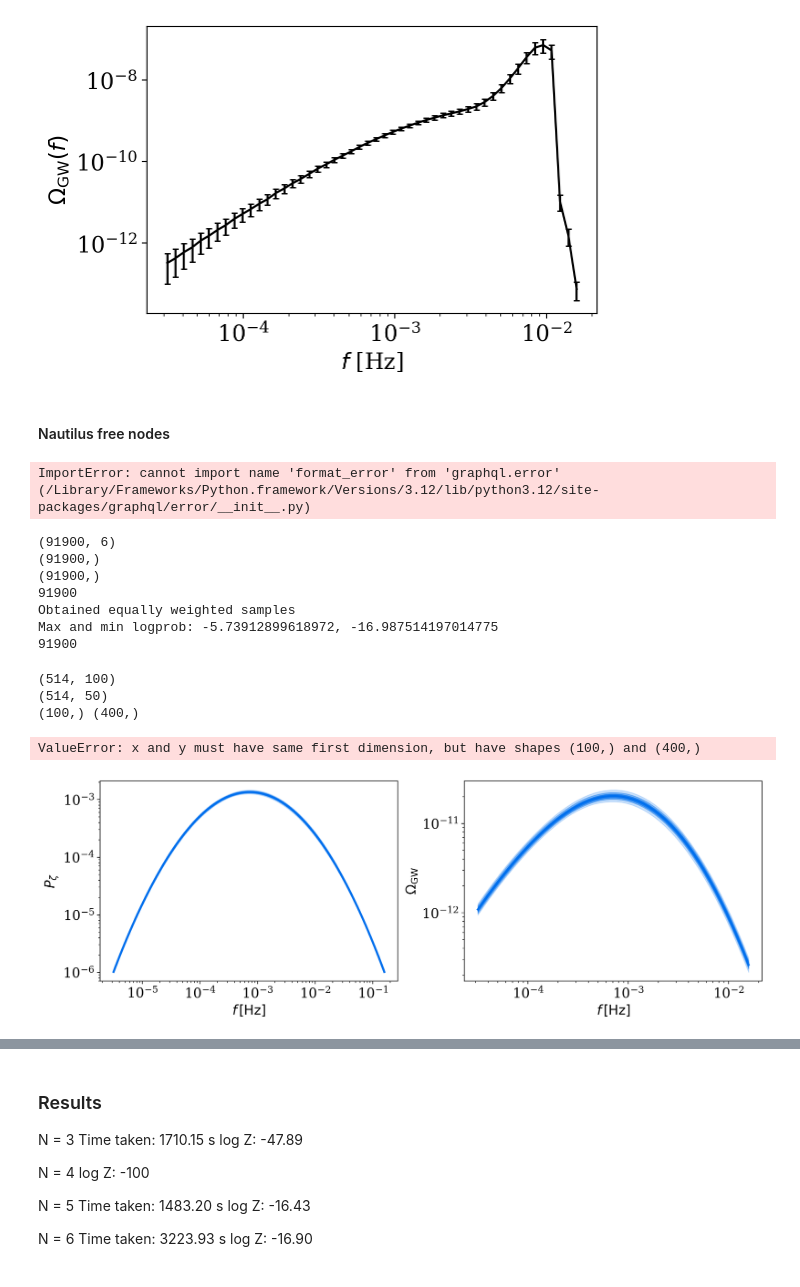
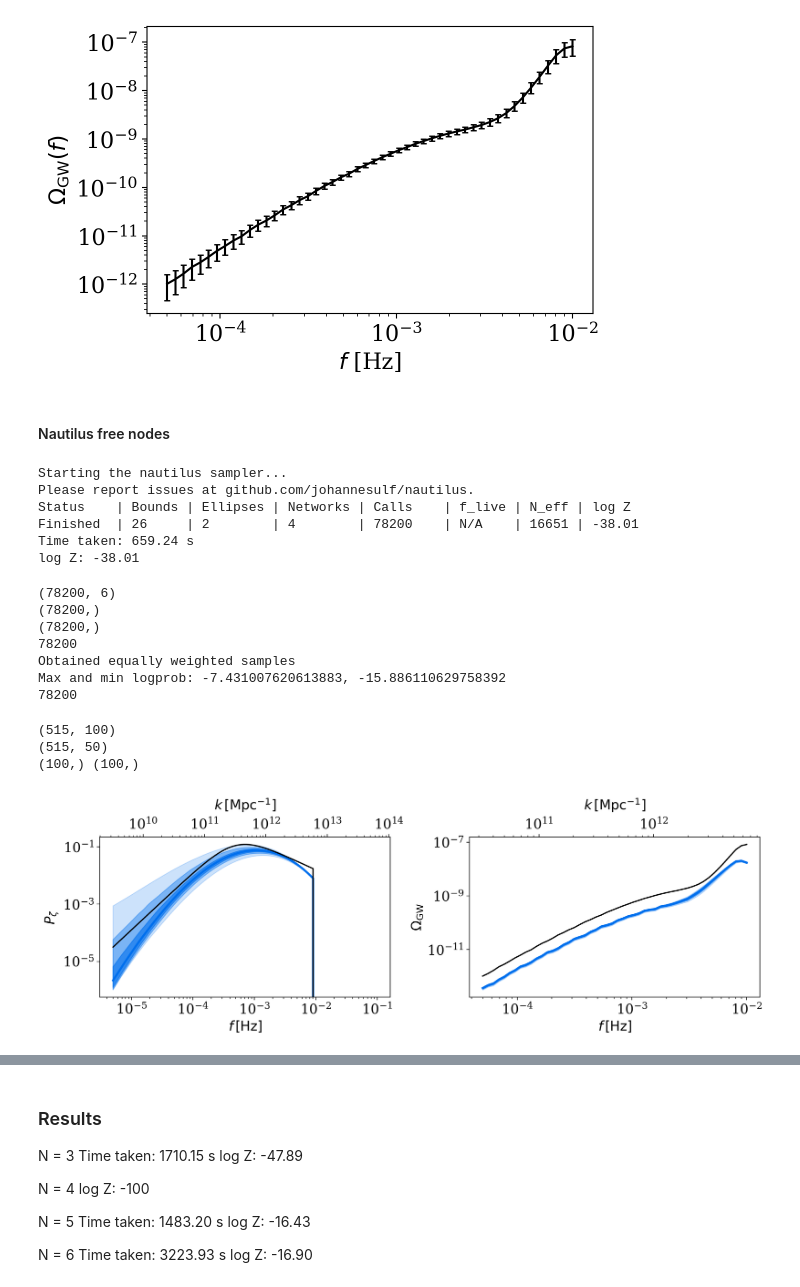
Before and after one commit to Ameek94/SIGW_Inverse, a Jupyter notebook: examples/bpl_nautilus_MDRD.ipynb, the cells around one changed output, grey strips where cells are left out. Drawn from its saved outputs; the diff is of its cells as text; code cells hidden in the pictures.

```diff
--- a/examples/bpl_nautilus_MDRD.ipynb
+++ b/examples/bpl_nautilus_MDRD.ipynb
@@ -30,7 +30,7 @@ from inference.numpyro_infer import NumpyroInference
 %config InlineBackend.figure_format = 'retina'
 # %%
 # load the gwb data from file and plot it
-data = np.load('../data/bpl_ker_data.npz')
+data = np.load('../bpl_ker_data.npz')
 frequencies = data['k']
 Omegas = data['gw']
 cov = data['cov']
@@ -45,7 +45,7 @@ plt.xlabel(r'$f$ [Hz]')
 plt.ylabel(r'$\Omega_{\rm GW}(f)$')
 plt.tight_layout()
 # %% [output]
-[figure, old version]
+[figure, new version]
 # %% [markdown]
 #### Nautilus free nodes
 # %%
@@ -203,7 +203,12 @@ end = time.time()
 print('Time taken: {:.2f} s'.format(end-start))
 print('log Z: {:.2f}'.format(sampler.log_z))
 # %% [output]
-ImportError: cannot import name 'format_error' from 'graphql.error' (/Library/Frameworks/Python.framework/Versions/3.12/lib/python3.12/site-packages/graphql/error/__init__.py)
+Starting the nautilus sampler...
+Please report issues at github.com/johannesulf/nautilus.
+Status    | Bounds | Ellipses | Networks | Calls    | f_live | N_eff | log Z
+Finished  | 26     | 2        | 4        | 78200    | N/A    | 16651 | -38.01
+Time taken: 659.24 s
+log Z: -38.01
 # %%
 samples, logl, logwt = sampler.posterior()
 
@@ -217,7 +222,7 @@ import math
 SQRTEPS = math.sqrt(float(np.finfo(np.float64).eps))
 def resample_equal(samples,logl, logwt, rstate):
     # Extract the weights and compute the cumulative sum.
-    wt = np.exp(logwt)
+    wt = np.exp(logwt - logwt.max())
     weights = wt / wt.sum()
 
     cumulative_sum = np.cumsum(weights)
@@ -244,6 +249,8 @@ def resample_equal(samples,logl, logwt, rstate):
             i += 1
         else:
             j += 1
+            if j == nsamples:
+                break
 
     perm = rstate.permutation(nsamples)
     resampled_samples = samples[idx][perm]
@@ -259,13 +266,13 @@ print(len(lp))
 
 # samples = samples[lp>-10,:]
 # %% [output]
-(91900, 6)
-(91900,)
-(91900,)
-91900
+(78200, 6)
+(78200,)
+(78200,)
+78200
 Obtained equally weighted samples
-Max and min logprob: -5.73912899618972, -16.987514197014775
-91900
+Max and min logprob: -7.431007620613883, -15.886110629758392
+78200
 # %%
 # Plot the functional posterior
 
@@ -294,42 +301,41 @@ p_arr = jnp.logspace(left_node+0.001,right_node-0.001,100)
 gd_colors = ['#006FED', '#E03424']
 
 def get_pz_omega(nodes,vals):
-    pf = lambda k: interpolate(nodes,vals,jnp.log10(k))
+    pf = lambda k, *args: interpolate(nodes,vals,jnp.log10(k))* jnp.heaviside(k_max - k, 1.)
     pz_amps = pf(p_arr)
-    gwb_res = gwb_calculator(pf,frequencies)
+    gwb_res = gwb_calculator(pf,frequencies, *params)
     return (pz_amps, gwb_res)
 
 thinning = samples.shape[0] // 512
 xs, ys = samples[:,:free_nodes][::thinning], samples[:,free_nodes:][::thinning]
 
 xs = jnp.pad(xs, ((0,0),(1,1)), 'constant', constant_values=((0,0),(left_node, right_node)))
 ys = jnp.array(ys)
 pz_amps,gwb_amps = split_vmap(get_pz_omega,(xs,ys),batch_size=32)
 
 
 print(pz_amps.shape)
 print(gwb_amps.shape)
 
 print(p_arr.shape,pz_amp.shape)
 
 fig, ax = plot_functional_posterior([pz_amps,gwb_amps],k_arr=[p_arr,frequencies],aspect_ratio=(6,4))
 ax[0].loglog(p_arr,pz_amp,color='k',lw=1.5)
 ax[1].loglog(frequencies,Omegas,color='k',lw=1.5,label='Truth')
 # ax[1].legend()
 
 # add k-labels on top
 k_mpc_f_hz = 2*np.pi * 1.03 * 10**14
 for x in ax:
     secax = x.secondary_xaxis('top', functions=(lambda x: x * k_mpc_f_hz, lambda x: x / k_mpc_f_hz))
     secax.set_xlabel(r"$k\,{\rm [Mpc^{-1}]}$",labelpad=10)
 # ax[1].errorbar(frequencies, Omegas, yerr=np.sqrt(np.diag(cov)), fmt="", color='k', label='data',capsize=2,ecolor='k')
 plt.savefig(f'bpl_{num_nodes}.pdf',bbox_inches='tight')
 # %% [output]
-(514, 100)
-(514, 50)
-(100,) (400,)
+(515, 100)
+(515, 50)
+(100,) (100,)
-ValueError: x and y must have same first dimension, but have shapes (100,) and (400,)
-[figure, old version]
+[figure, new version]
 # %%
 # plot posteriors for the parameters
 
```
Also changed, not shown: parts of 1 cell of this notebook, 1 other file.
